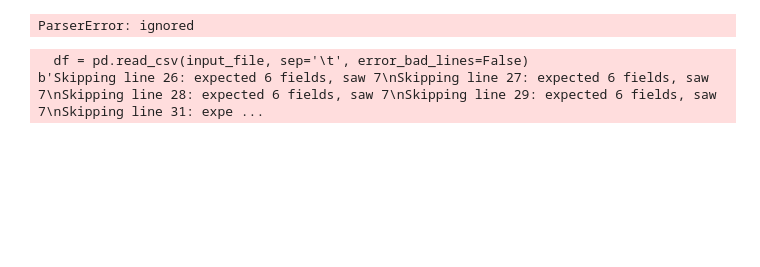
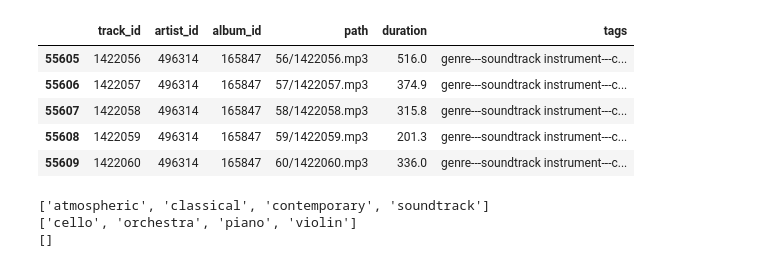
Before and after one commit to menduv/mtg-Jamendo, a Jupyter notebook: MTG_exploratory.ipynb, the cells around one changed output. Saved outputs shown, nothing was run; the diff lists cells and outputs as text; code cells hidden in the pictures; blank space fills up the shorter version.

```diff
--- a/MTG_exploratory.ipynb
+++ b/MTG_exploratory.ipynb
@@ -229,19 +2,0 @@ hint: See above for details.
-# %%
-import pandas as pd
-
-input_file = 'mtg-jamendo-dataset/data/autotagging.tsv'
-
-# Assuming the file is a tab-separated values (TSV) file
-df = pd.read_csv(input_file, sep='\t')
-
-# Assuming the structure of the file includes columns for tracks, tags, and extra
-tracks = df['tracks']
-tags = df['tags']
-extra = df['extra']
-# %% [output]
-ParserError: ignored
-# %%
-df = pd.read_csv(input_file, sep='\t', error_bad_lines=False)
-# %% [output]
-  df = pd.read_csv(input_file, sep='\t', error_bad_lines=False)
-b'Skipping line 26: expected 6 fields, saw 7\nSkipping line 27: expected 6 fields, saw 7\nSkipping line 28: expected 6 fields, saw 7\nSkipping line 29: expected 6 fields, saw 7\nSkipping line 31: expe ...
@@ -247,0 +7,27 @@ b'Skipping line 26: expected 6 fields, saw 7\nSkipping line 27: expected 6 field
+# %%
+df.tail()
+# %% [output]
+|  | track_id | artist_id | album_id | path | duration | tags |
+| 55605 | 1422056 | 496314 | 165847 | 56/1422056.mp3 | 516.0 | genre---soundtrack instrument---c... |
+| 55606 | 1422057 | 496314 | 165847 | 57/1422057.mp3 | 374.9 | genre---soundtrack instrument---c... |
+| 55607 | 1422058 | 496314 | 165847 | 58/1422058.mp3 | 315.8 | genre---soundtrack instrument---c... |
+| 55608 | 1422059 | 496314 | 165847 | 59/1422059.mp3 | 201.3 | genre---soundtrack instrument---c... |
+| 55609 | 1422060 | 496314 | 165847 | 60/1422060.mp3 | 336.0 | genre---soundtrack instrument---c... |
+# %%
+import re
+
+# Example string
+s = 'genre---atmospheric genre---classical genre---contemporary genre---soundtrack instrument---cello instrument---orchestra instrument---piano instrument---violin'
+
+# Extract everything between --- and genre, instrument or mood
+result_genre = re.findall(r'e---(.*?)(?: genr| instrument| mood|$)', s)
+result_instrument = re.findall(r'ment---(.*?)(?: genre| instru| mood|$)', s)
+result_mood = re.findall(r'theme---(.*?)(?: genre| instrument| mood|$)', s)
+
+print(result_genre)
+print(result_instrument)
+print(result_mood)
+# %% [output]
+['atmospheric', 'classical', 'contemporary', 'soundtrack']
+['cello', 'orchestra', 'piano', 'violin']
+[]
```
Also changed, not shown: parts of 28 cells of this notebook.
